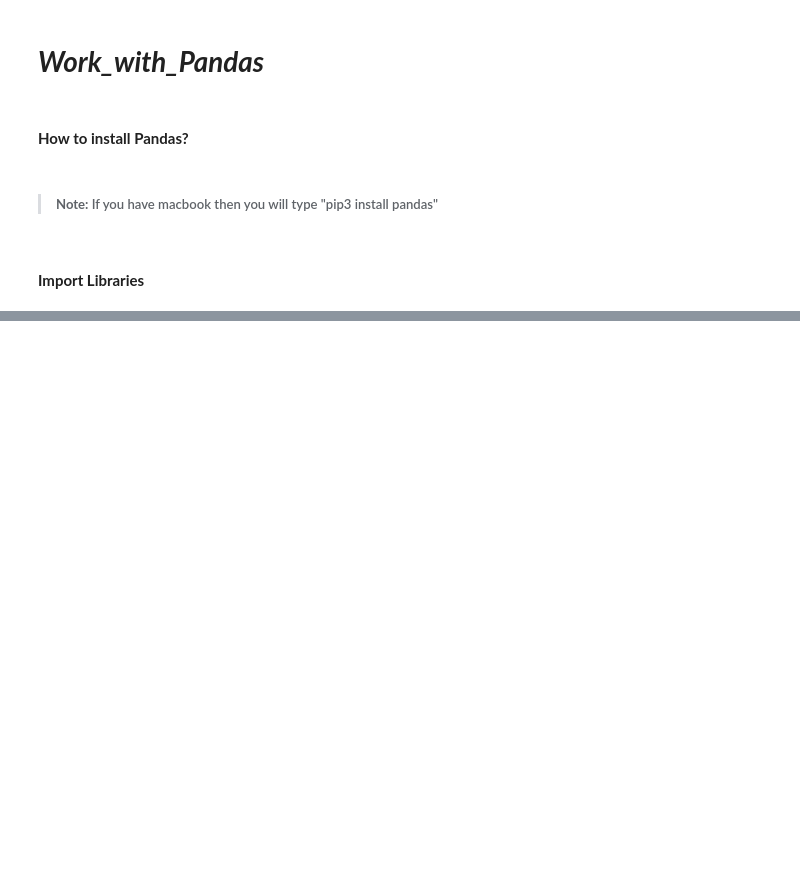
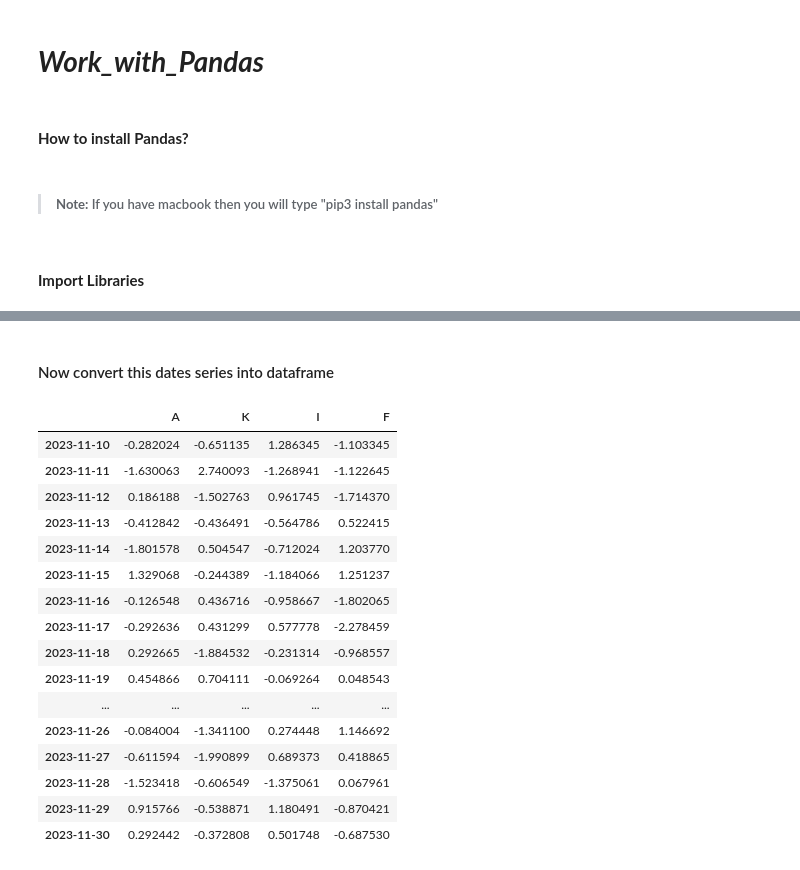
Before and after one commit to Akif-Akif/python_for_DataScience, a Jupyter notebook: 14_pandas.ipynb, the cells around one changed output, grey strips where cells are left out. Saved outputs shown, nothing was run; the diff lists cells and outputs as text; code cells hidden in the pictures; blank space fills up the shorter version.

```diff
--- a/14_pandas.ipynb
+++ b/14_pandas.ipynb
@@ -117,0 +131,3 @@ import numpy as np
+# %%
+dates = pd.date_range("20231110", periods=21)
+dates
@@ -117,0 +142,23 @@ import numpy as np
+# %% [markdown]
+#### Now convert this dates series into dataframe
+# %%
+df= pd.DataFrame(np.random.randn(21,4), index=dates, columns=list("AKIF"))
+df
+# %% [output]
+|  | A | K | I | F |
+| 2023-11-10 | -0.282024 | -0.651135 | 1.286345 | -1.103345 |
+| 2023-11-11 | -1.630063 | 2.740093 | -1.268941 | -1.122645 |
+| 2023-11-12 | 0.186188 | -1.502763 | 0.961745 | -1.714370 |
+| 2023-11-13 | -0.412842 | -0.436491 | -0.564786 | 0.522415 |
+| 2023-11-14 | -1.801578 | 0.504547 | -0.712024 | 1.203770 |
+| 2023-11-15 | 1.329068 | -0.244389 | -1.184066 | 1.251237 |
+| 2023-11-16 | -0.126548 | 0.436716 | -0.958667 | -1.802065 |
+| 2023-11-17 | -0.292636 | 0.431299 | 0.577778 | -2.278459 |
+| 2023-11-18 | 0.292665 | -1.884532 | -0.231314 | -0.968557 |
+| 2023-11-19 | 0.454866 | 0.704111 | -0.069264 | 0.048543 |
+| ... | ... | ... | ... | ... |
+| 2023-11-26 | -0.084004 | -1.341100 | 0.274448 | 1.146692 |
+| 2023-11-27 | -0.611594 | -1.990899 | 0.689373 | 0.418865 |
+| 2023-11-28 | -1.523418 | -0.606549 | -1.375061 | 0.067961 |
+| 2023-11-29 | 0.915766 | -0.538871 | 1.180491 | -0.870421 |
+| 2023-11-30 | 0.292442 | -0.372808 | 0.501748 | -0.687530 |
```
Also changed, not shown: parts of 3 cells of this notebook, 2 other files.
